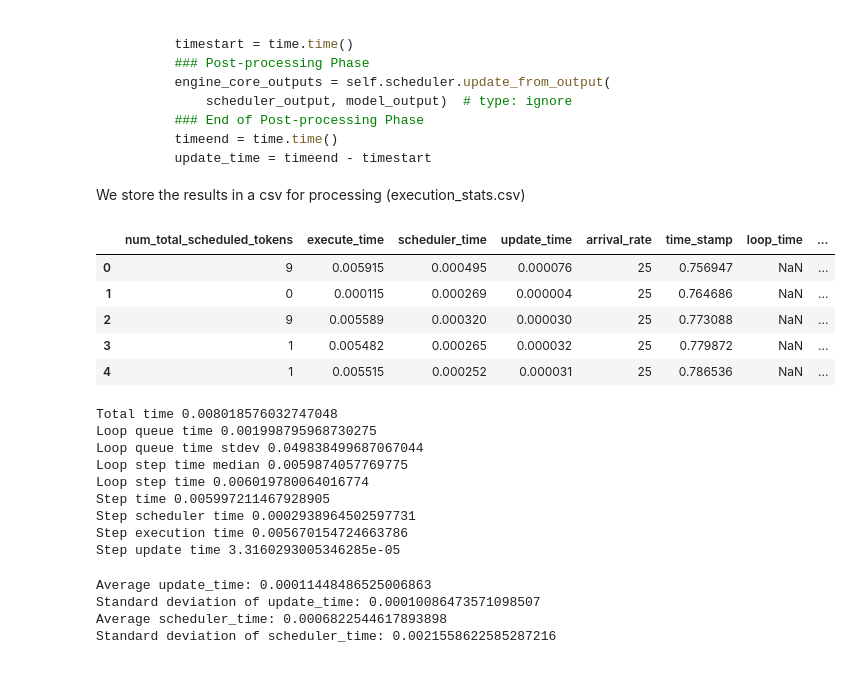
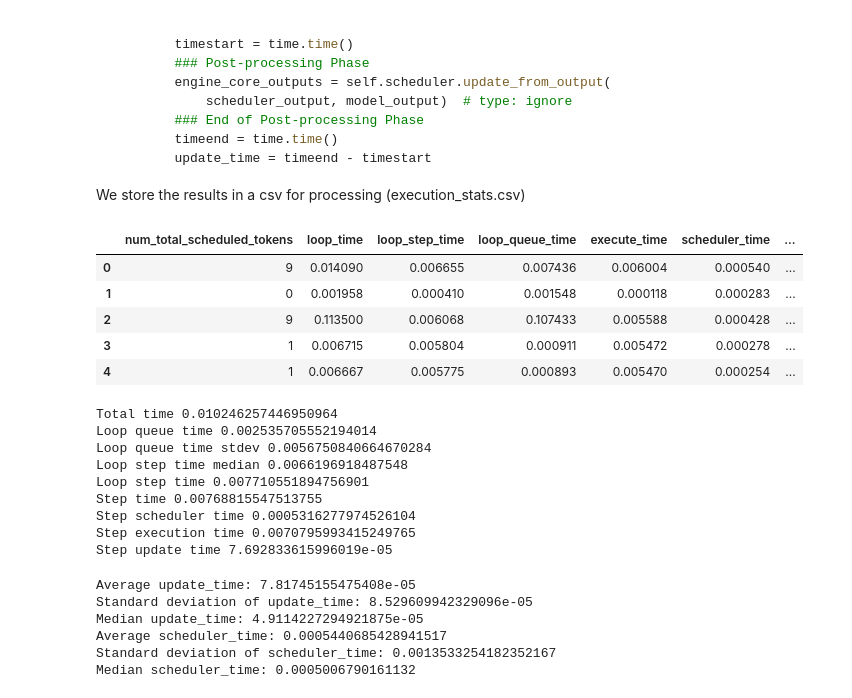
Before and after one commit to inference-sim/pytools, a Jupyter notebook: experiments/step_time_analysis.ipynb, the cells around one changed output. Saved outputs shown, nothing was run; the diff lists cells and outputs as text; code cells hidden in the pictures.

```diff
--- a/experiments/step_time_analysis.ipynb
+++ b/experiments/step_time_analysis.ipynb
@@ -36,19 +36,19 @@ We store the results in a csv for processing (execution_stats.csv)
 # %%
 # load csv in pandas
 import pandas as pd
 from utils import parse_csv, format_data, concatenate_dataframes # found in utils.py
 
-path1 = 'profiling/train'
+path1 = './profiling/train/'
 
 # # parse and concat all dataframes
 df = concatenate_dataframes(path1)
 df = format_data(df)
 df.head()
 # %% [output]
-|  | num_total_scheduled_tokens | execute_time | scheduler_time | update_time | arrival_rate | time_stamp | loop_time | ... |
-| 0 | 9 | 0.005915 | 0.000495 | 0.000076 | 25 | 0.756947 | NaN | ... |
-| 1 | 0 | 0.000115 | 0.000269 | 0.000004 | 25 | 0.764686 | NaN | ... |
-| 2 | 9 | 0.005589 | 0.000320 | 0.000030 | 25 | 0.773088 | NaN | ... |
-| 3 | 1 | 0.005482 | 0.000265 | 0.000032 | 25 | 0.779872 | NaN | ... |
-| 4 | 1 | 0.005515 | 0.000252 | 0.000031 | 25 | 0.786536 | NaN | ... |
+|  | num_total_scheduled_tokens | loop_time | loop_step_time | loop_queue_time | execute_time | scheduler_time | ... |
+| 0 | 9 | 0.014090 | 0.006655 | 0.007436 | 0.006004 | 0.000540 | ... |
+| 1 | 0 | 0.001958 | 0.000410 | 0.001548 | 0.000118 | 0.000283 | ... |
+| 2 | 9 | 0.113500 | 0.006068 | 0.107433 | 0.005588 | 0.000428 | ... |
+| 3 | 1 | 0.006715 | 0.005804 | 0.000911 | 0.005472 | 0.000278 | ... |
+| 4 | 1 | 0.006667 | 0.005775 | 0.000893 | 0.005470 | 0.000254 | ... |
 # %%
@@ -64,27 +64,33 @@ print("Step scheduler time", df['scheduler_time'].mean())
 print("Step execution time", df['execute_time'].mean())
 print("Step update time", df['update_time'].mean())
 # %% [output]
-Total time 0.008018576032747048
-Loop queue time 0.001998795968730275
-Loop queue time stdev 0.049838499687067044
-Loop step time median 0.0059874057769775
-Loop step time 0.006019780064016774
-Step time 0.005997211467928905
-Step scheduler time 0.0002938964502597731
-Step execution time 0.005670154724663786
-Step update time 3.3160293005346285e-05
+Total time 0.010246257446950964
+Loop queue time 0.002535705552194014
+Loop queue time stdev 0.0056750840664670284
+Loop step time median 0.0066196918487548
+Loop step time 0.007710551894756901
+Step time 0.00768815547513755
+Step scheduler time 0.0005316277974526104
+Step execution time 0.0070795993415249765
+Step update time 7.692833615996019e-05
 # %%
 # average update_time and scheduler_time
 avg_update_time = df['update_time'].mean()
+med_update_time = df['update_time'].median()
 std_update_time = df['update_time'].std()
 avg_scheduler_time = df['scheduler_time'].mean()
+med_scheduler_time = df['scheduler_time'].median()
 std_scheduler_time = df['scheduler_time'].std()
 print(f"Average update_time: {avg_update_time}")
 print(f"Standard deviation of update_time: {std_update_time}")
+print(f"Median update_time: {med_update_time}")
 print(f"Average scheduler_time: {avg_scheduler_time}")
 print(f"Standard deviation of scheduler_time: {std_scheduler_time}")
+print(f"Median scheduler_time: {med_scheduler_time}")
 # %% [output]
-Average update_time: 0.00011448486525006863
-Standard deviation of update_time: 0.00010086473571098507
-Average scheduler_time: 0.0006822544617893898
-Standard deviation of scheduler_time: 0.0021558622585287216
+Average update_time: 7.81745155475408e-05
+Standard deviation of update_time: 8.529609942329096e-05
+Median update_time: 4.9114227294921875e-05
+Average scheduler_time: 0.0005440685428941517
+Standard deviation of scheduler_time: 0.0013533254182352167
+Median scheduler_time: 0.0005006790161132
```
Also changed, not shown: parts of 5 cells of this notebook, 2 other files.
